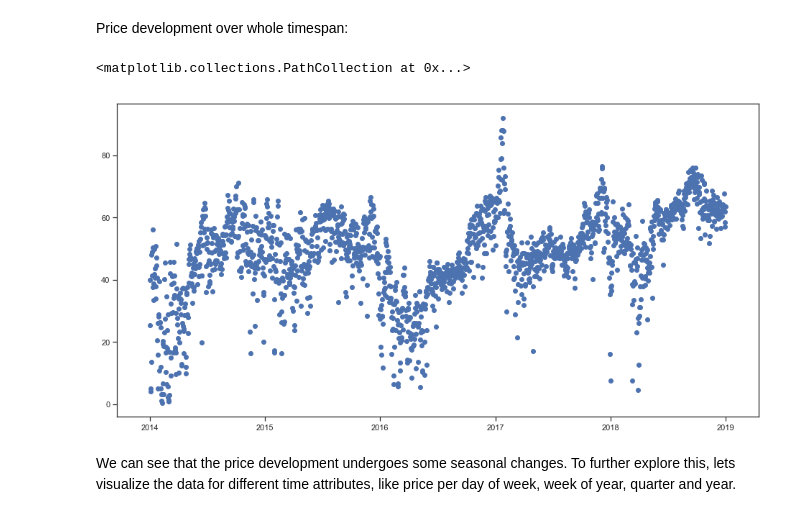
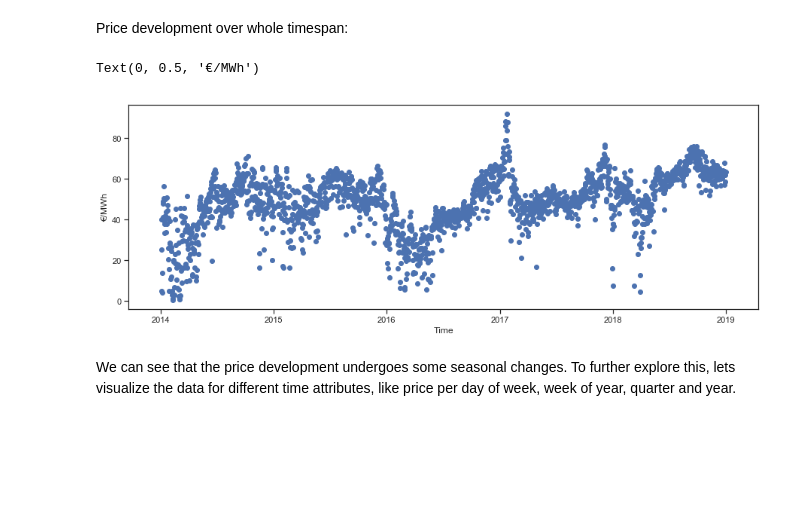
Before and after one commit to ca-schumacher/pred_Energy, a Jupyter notebook: data_analysis.ipynb, the cells around one changed output. Drawn from its saved outputs; the diff is of its cells as text; code cells hidden in the pictures; blank space fills up the shorter version.

```diff
--- a/data_analysis.ipynb
+++ b/data_analysis.ipynb
@@ -122,9 +101,11 @@ Price development over whole timespan:
 # %%
 plt.figure(figsize=(15,5))
 plt.scatter(x=Price.index,y=Price['value'])
+plt.xlabel("Time")
+plt.ylabel("€/MWh")
 # %% [output]
-<matplotlib.collections.PathCollection at 0x...>
+Text(0, 0.5, '€/MWh')
-[figure, old version]
+[figure, new version]
 # %% [markdown]
 We can see that the price development undergoes some seasonal changes. To further explore this, lets visualize the data for different time attributes, like price per day of week, week of year, quarter and year.
 # %%
```
Also changed, not shown: parts of 35 cells of this notebook.
